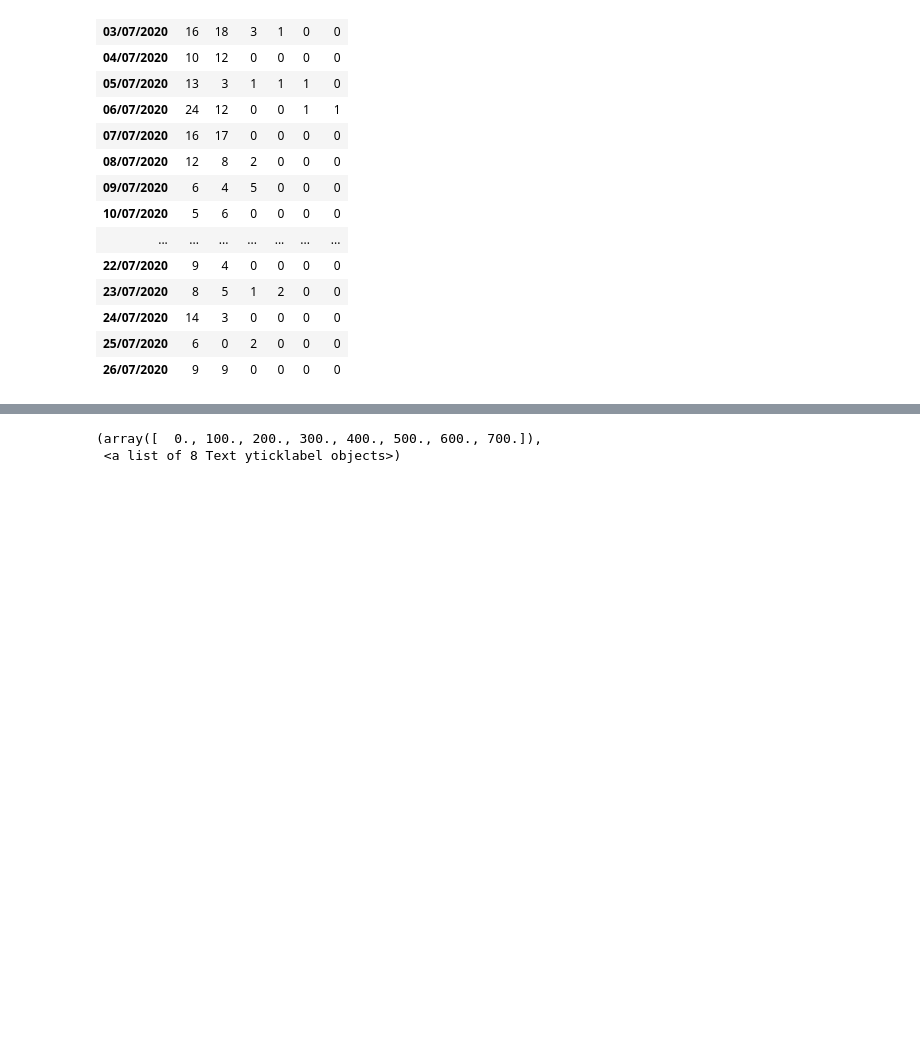
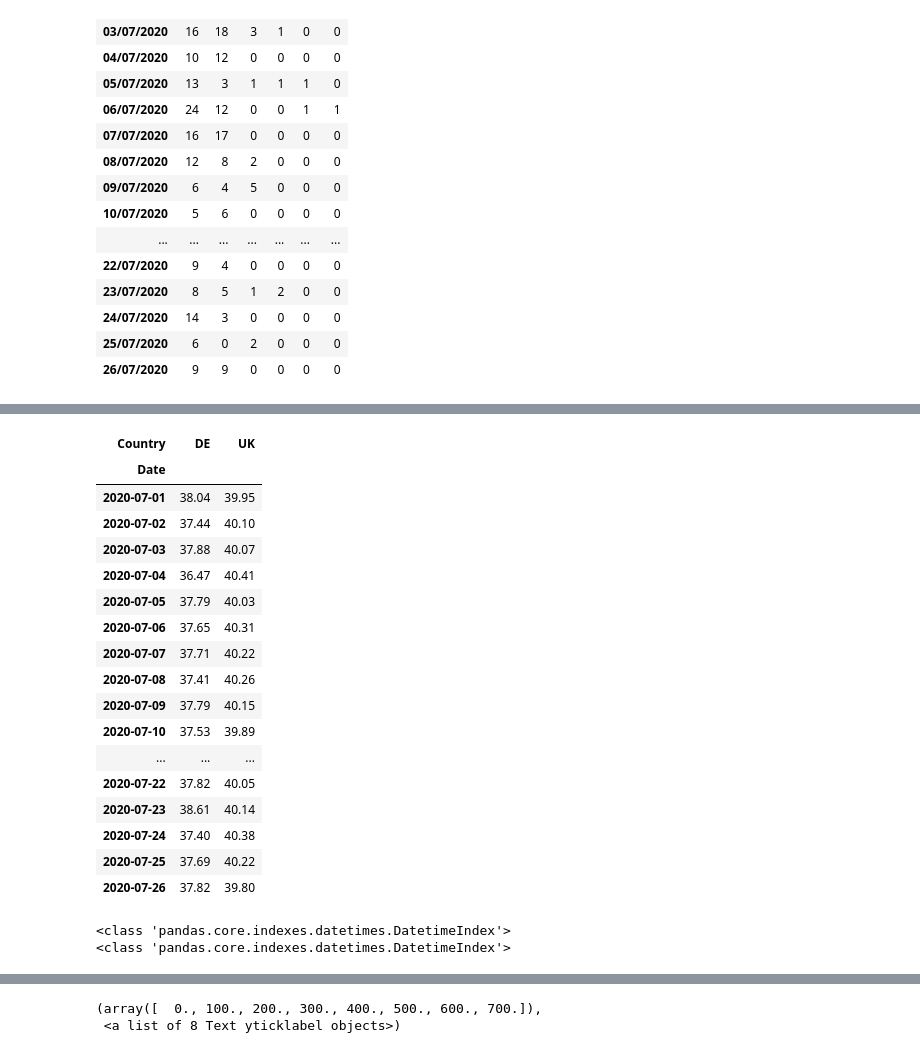
Before and after one commit to JoannaKang/kakao-commerce-data-analysis, a Jupyter notebook: Kakao_dashboard_Amazon.ipynb, the cells around one changed output, grey strips where cells are left out. Cells and saved outputs as stored; diff of their text form; code cells hidden in the pictures; blank space fills up the shorter version.

```diff
--- a/Kakao_dashboard_Amazon.ipynb
+++ b/Kakao_dashboard_Amazon.ipynb
@@ -172,0 +190,11 @@ sales_country = sales_country[['UK', 'DE', 'FR', 'ES', 'IT', 'NL']]
+# %%
+de_raw = pd.read_excel(amz_ad_report_full_dir[0])
+uk_raw = pd.read_excel(amz_ad_report_full_dir[1])
+# %%
+columns_list = ['Date','Currency', 'Spend','Impressions', 'Clicks', '7 Day Total Orders (#)']
+
+de_report = de_raw[columns_list]
+uk_report = uk_raw[columns_list]
+
+de_report['Country']  = 'DE'
+uk_report['Country']  = 'UK'
@@ -172,0 +210,36 @@ sales_country = sales_country[['UK', 'DE', 'FR', 'ES', 'IT', 'NL']]
+# %%
+amazonppc_all = pd.concat([de_report, uk_report], axis=0)
+# %%
+from matplotlib.dates import DateFormatter
+import matplotlib.dates as mdates
+
+amazonppc_country = pd.pivot_table(amazonppc_all, values='Spend', columns='Country', index = 'Date', aggfunc=sum)
+amazonppc_country.index = pd.to_datetime(amazonppc_country.index, format = '%Y-%m-%d')
+amazonppc_country
+
+#sales_all.index = pd.to_datetime(sales_all.index, format = '%d/%m/%Y')
+# %% [output]
+| Country | DE | UK |
+| Date |  |  |
+| 2020-07-01 | 38.04 | 39.95 |
+| 2020-07-02 | 37.44 | 40.10 |
+| 2020-07-03 | 37.88 | 40.07 |
+| 2020-07-04 | 36.47 | 40.41 |
+| 2020-07-05 | 37.79 | 40.03 |
+| 2020-07-06 | 37.65 | 40.31 |
+| 2020-07-07 | 37.71 | 40.22 |
+| 2020-07-08 | 37.41 | 40.26 |
+| 2020-07-09 | 37.79 | 40.15 |
+| 2020-07-10 | 37.53 | 39.89 |
+| ... | ... | ... |
+| 2020-07-22 | 37.82 | 40.05 |
+| 2020-07-23 | 38.61 | 40.14 |
+| 2020-07-24 | 37.40 | 40.38 |
+| 2020-07-25 | 37.69 | 40.22 |
+| 2020-07-26 | 37.82 | 39.80 |
+# %%
+print(type(amazonppc_country.index))
+print(type(amazon_merge.index))
+# %% [output]
+<class 'pandas.core.indexes.datetimes.DatetimeIndex'>
+<class 'pandas.core.indexes.datetimes.DatetimeIndex'>
```
Also changed, not shown: parts of 12 cells of this notebook.
